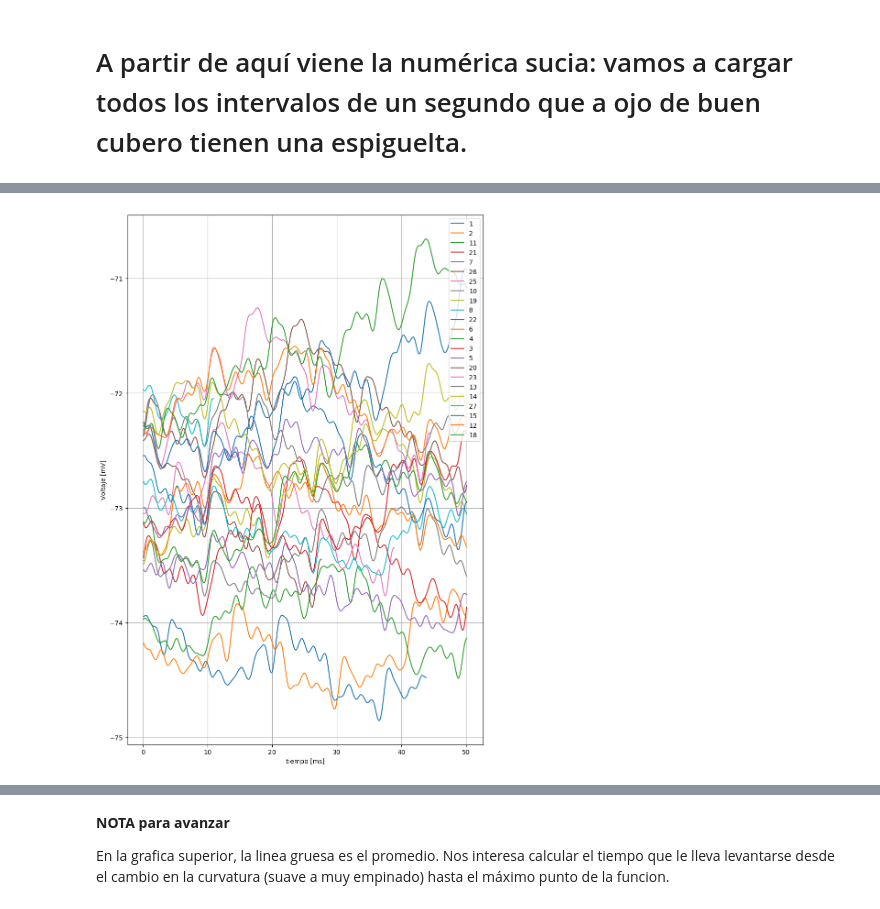
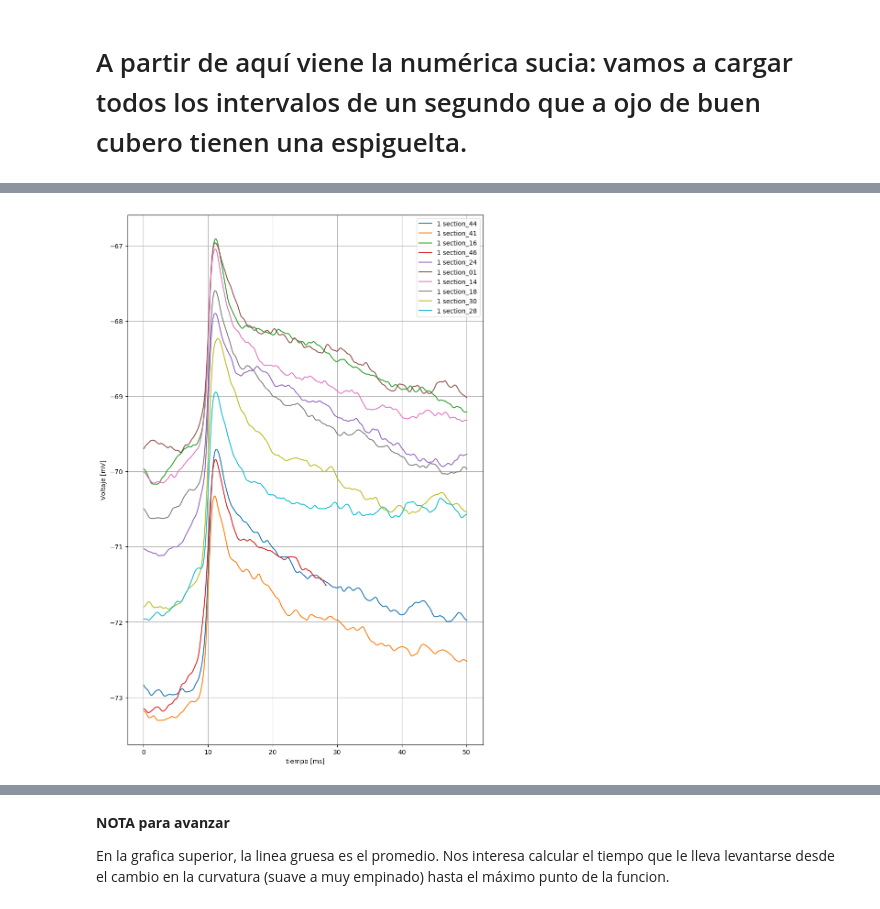
Before and after one commit to JoseJJAB/TrabajoCinvestav, a Jupyter notebook: SpikletDetection.ipynb, the cells around one changed output, grey strips where cells are left out. Drawn from its saved outputs; the diff is of its cells as text; code cells hidden in the pictures.

```diff
--- a/SpikletDetection.ipynb
+++ b/SpikletDetection.ipynb
@@ -69,20 +69,21 @@ suaves=Dict{String, Array}()
 derivadas=Dict{String, Array}()
 for subs in todas # aqui estaba ksuspect que era la prueba de las conocidas
     #aqui esta mal la escala de frecuencias, NO DEJAR DE ESPECIFICAR LA FREQ DE MUESTREO
-    suaves[subs]=suavegauss(sweps[subs])
-    derivadas[subs]=derivadadt(suaves[subs],freq)
+    # 0.4 ms son  10 cuadritos
+    suaves[subs]=suavegauss(sweps[subs], dt=0.4, freq=freq)
+    derivadas[subs]=derivadadt(suaves[subs],freq=freq)
 end
 # %%
 figura=figure(figsize=(10,5))
-ylim(-80,-60)
+ylim(-75,-50)
 
-#for subs in keys(suaves)
-subs="section_36"
+for subs in keys(suaves)
+#subs="section_44"
 
-    lala=length(suaves[subs])
-rangot=iart(1, lala)
- plot(rangot,suaves[subs], label=subs, lw=0.4)
-#end
+   lala=length(suaves[subs])
+   rangot=iart(1, lala, freq=freq)
+  plot(rangot,suaves[subs], label=subs, lw=0.4)
+end
 
 xlabel("tiempo [ms]")
 ylabel("Voltaje [mV]")
@@ -95,7 +96,7 @@ figura=figure(figsize=(10,5))
 #ylim(-0.02, 0.5)
 for subs in keys(derivadas)
 lala=length(derivadas[subs])
-rangot=iart(1, lala)
+rangot=iart(1, lala, freq=freq)
  plot(rangot,derivadas[subs], label=subs, lw=0.7)
 end
 xlabel("tiempo [ms]")
@@ -192,6 +109,6 @@ intervalosPP (generic function with 1 method)
 intSS=Dict{String,Dict}()  #intSS es subintervalo del intervalo
 for subs in keys(derivadas)
     println(subs)
- intSS[subs]=intervalosPP(derivadas[subs], preG=preG, postG=postG, uinf=0.06*freq, usup=0.4*freq)
+   intSS[subs]=intervalosP(derivadas[subs], preG=preG, postG=postG, uinf=1.5, usup=12.5)
 end
 # %% [output]
@@ -235,29 +132,29 @@ Dict{Int64,Any} with 23 entries:
 # %%
 figura=figure(figsize=(10,15))
 
 # Primero buscamos la lista de los intervalos ejemplo
-#for subs in keys(intSS)
+for subs in keys(intSS)
     # en cada intervalo ejemplo puede haber varios subintervalos sospechosos
-    subs="section_44"
+#    subs="section_44"
     a=0
     for j in keys(intSS[subs])
         a=a+1
         # tomamos el rango de cada subintervalo sospechoso
         # es mejor dibujar con rangos que con listas de numeros
         rango=intSS[subs][j]
         ll=length(rango)
         rangot=iart(1,ll, freq=freq)
-        plot(rangot,suaves[subs][rango].+0.1*a, label=j)
+        plot(rangot,suaves[subs][rango], label="$j "*subs)
     end
-#end
+end
 
 
 xlabel("tiempo [ms]")
 ylabel("Voltaje [mV]")
 legend()
 grid()
 # %% [output]
-[figure, old version]
+[figure, new version]
 # %%
 figura=figure(figsize=(10,8))
 
```
Also changed, not shown: parts of 50 cells of this notebook, 1 other file.
